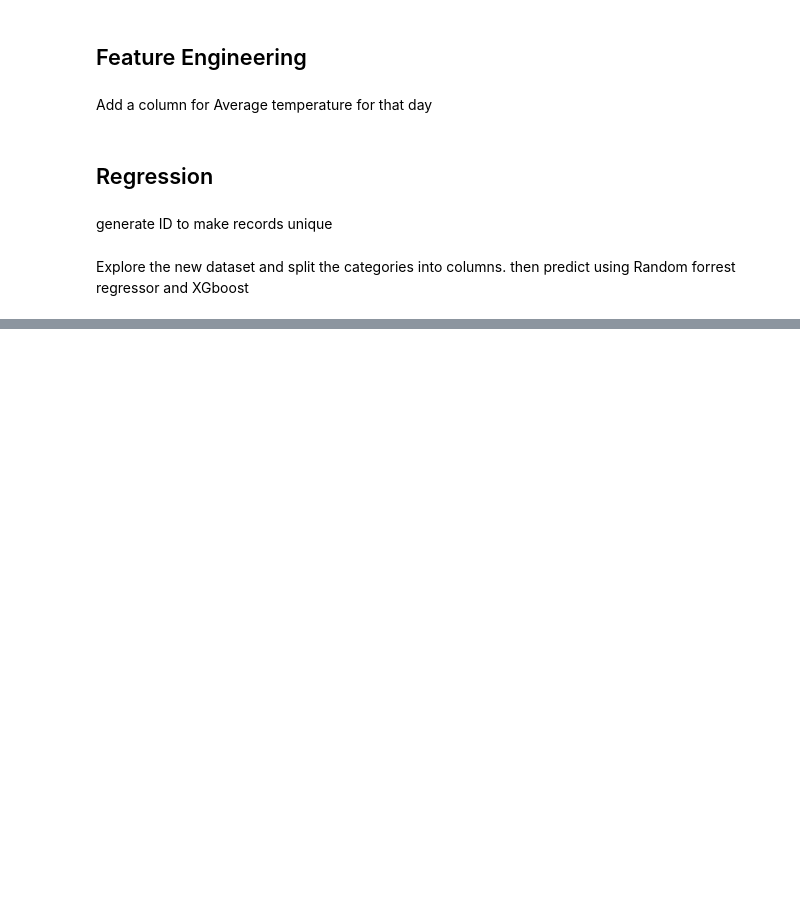
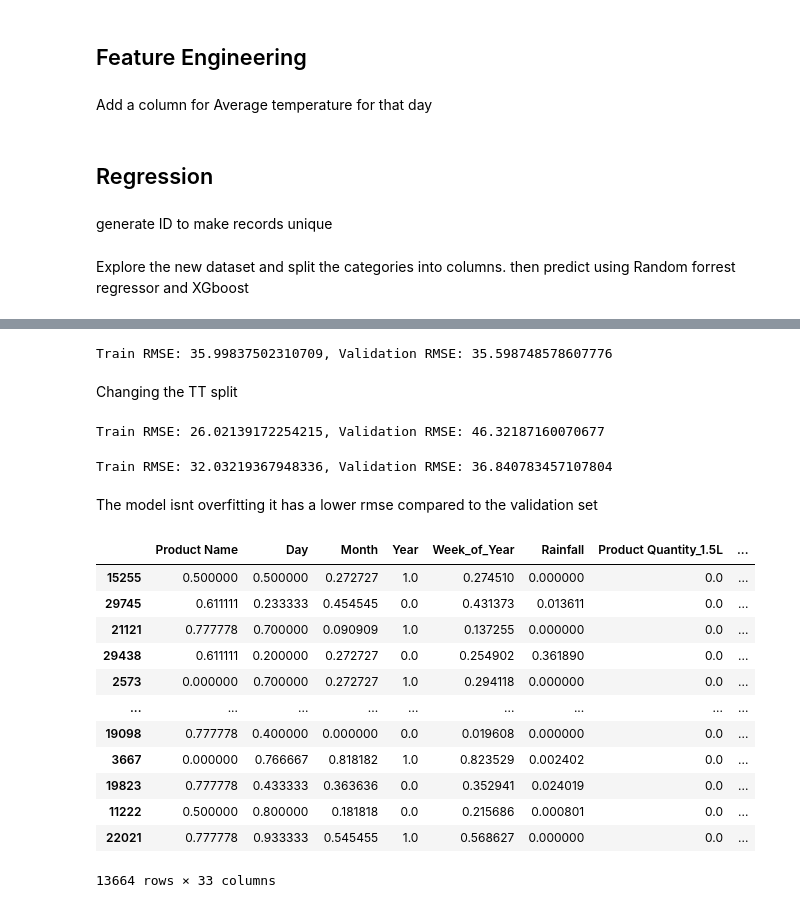
Before and after one commit to hammaadrizwan/marketwiz, a Jupyter notebook: Sales Prediction using XG boost.ipynb, the cells around one changed output, grey strips where cells are left out. Cells and saved outputs as stored; diff of their text form; code cells hidden in the pictures; blank space fills up the shorter version.

```diff
--- a/Sales Prediction using XG boost.ipynb
+++ b/Sales Prediction using XG boost.ipynb
@@ -472,0 +629,53 @@ sales_df
+# %%
+model = XGBRegressor(n_jobs=-1, random_state=50, n_estimators=1000,
+                     learning_rate=0.001, max_depth=5, subsample=0.9,  enable_categorical=True)
+
+model.fit(X, targets)
+train_rmse = rmse(model.predict(X_train), train_targets)
+val_rmse = rmse(model.predict(X_val), val_targets)
+
+print('Train RMSE: {}, Validation RMSE: {}'.format(train_rmse, val_rmse))
+# %% [output]
+Train RMSE: 35.99837502310709, Validation RMSE: 35.598748578607776
+# %% [markdown]
+Changing the TT split
+# %%
+X_train, X_val, train_targets, val_targets = train_test_split(X, targets, test_size=0.3)
+
+model = XGBRegressor(n_jobs=-1, random_state=50, n_estimators=1000,
+                    learning_rate=0.03, max_depth=10, subsample=0.9,  enable_categorical=True)
+model.fit(X_train, train_targets)
+train_rmse = rmse(model.predict(X_train), train_targets)
+val_rmse = rmse(model.predict(X_val), val_targets)
+print('Train RMSE: {}, Validation RMSE: {}'.format(train_rmse, val_rmse))
+# %% [output]
+Train RMSE: 26.02139172254215, Validation RMSE: 46.32187160070677
+# %%
+X_train, X_val, train_targets, val_targets = train_test_split(X, targets, test_size=0.4)
+
+model = XGBRegressor(n_jobs=-1, random_state=50, n_estimators=1000,
+                    learning_rate=0.03, max_depth=10, subsample=0.9,  enable_categorical=True)
+model.fit(X_train, train_targets)
+train_rmse = rmse(model.predict(X_train), train_targets)
+val_rmse = rmse(model.predict(X_val), val_targets)
+print('Train RMSE: {}, Validation RMSE: {}'.format(train_rmse, val_rmse))
+# %% [output]
+Train RMSE: 32.03219367948336, Validation RMSE: 36.840783457107804
+# %% [markdown]
+The model isnt overfitting it has a lower rmse compared to the validation set
+# %%
+X_val
+# %% [output]
+|  | Product Name | Day | Month | Year | Week_of_Year | Rainfall | Product Quantity_1.5L | ... |
+| 15255 | 0.500000 | 0.500000 | 0.272727 | 1.0 | 0.274510 | 0.000000 | 0.0 | ... |
+| 29745 | 0.611111 | 0.233333 | 0.454545 | 0.0 | 0.431373 | 0.013611 | 0.0 | ... |
+| 21121 | 0.777778 | 0.700000 | 0.090909 | 1.0 | 0.137255 | 0.000000 | 0.0 | ... |
+| 29438 | 0.611111 | 0.200000 | 0.272727 | 0.0 | 0.254902 | 0.361890 | 0.0 | ... |
+| 2573 | 0.000000 | 0.700000 | 0.272727 | 1.0 | 0.294118 | 0.000000 | 0.0 | ... |
+| ... | ... | ... | ... | ... | ... | ... | ... | ... |
+| 19098 | 0.777778 | 0.400000 | 0.000000 | 0.0 | 0.019608 | 0.000000 | 0.0 | ... |
+| 3667 | 0.000000 | 0.766667 | 0.818182 | 1.0 | 0.823529 | 0.002402 | 0.0 | ... |
+| 19823 | 0.777778 | 0.433333 | 0.363636 | 0.0 | 0.352941 | 0.024019 | 0.0 | ... |
+| 11222 | 0.500000 | 0.800000 | 0.181818 | 0.0 | 0.215686 | 0.000801 | 0.0 | ... |
+| 22021 | 0.777778 | 0.933333 | 0.545455 | 1.0 | 0.568627 | 0.000000 | 0.0 | ... |
+13664 rows × 33 columns
```
Also changed, not shown: parts of 25 cells of this notebook, 1 other file.
